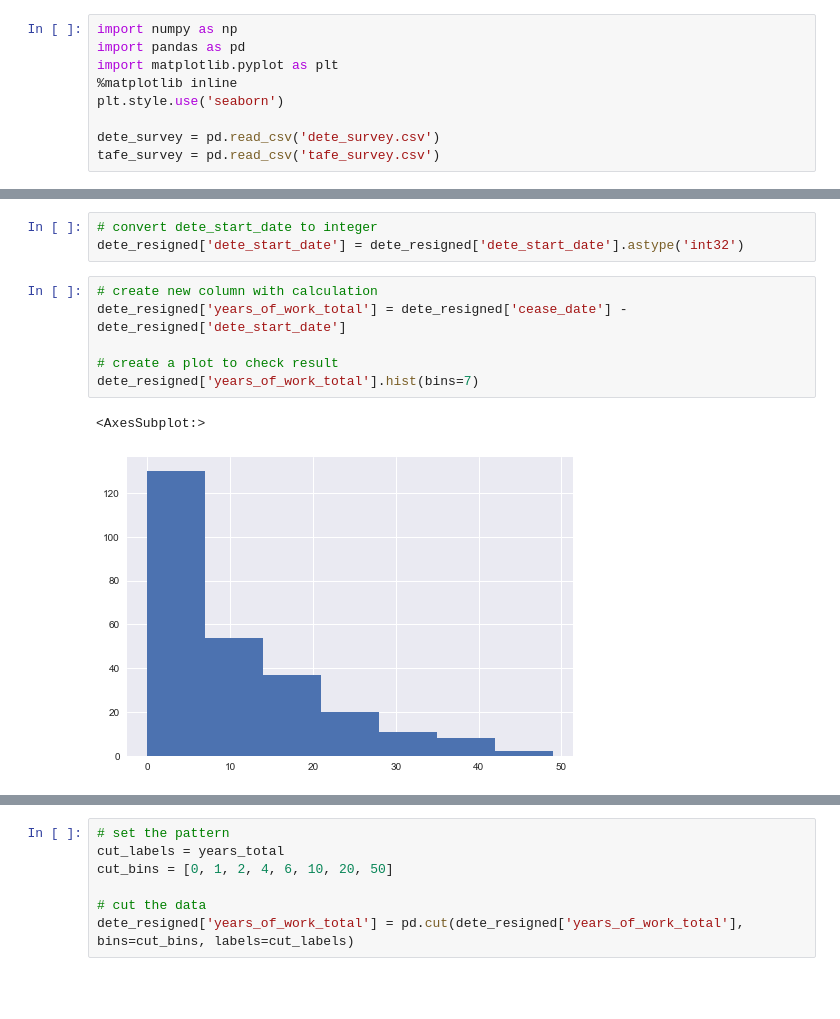
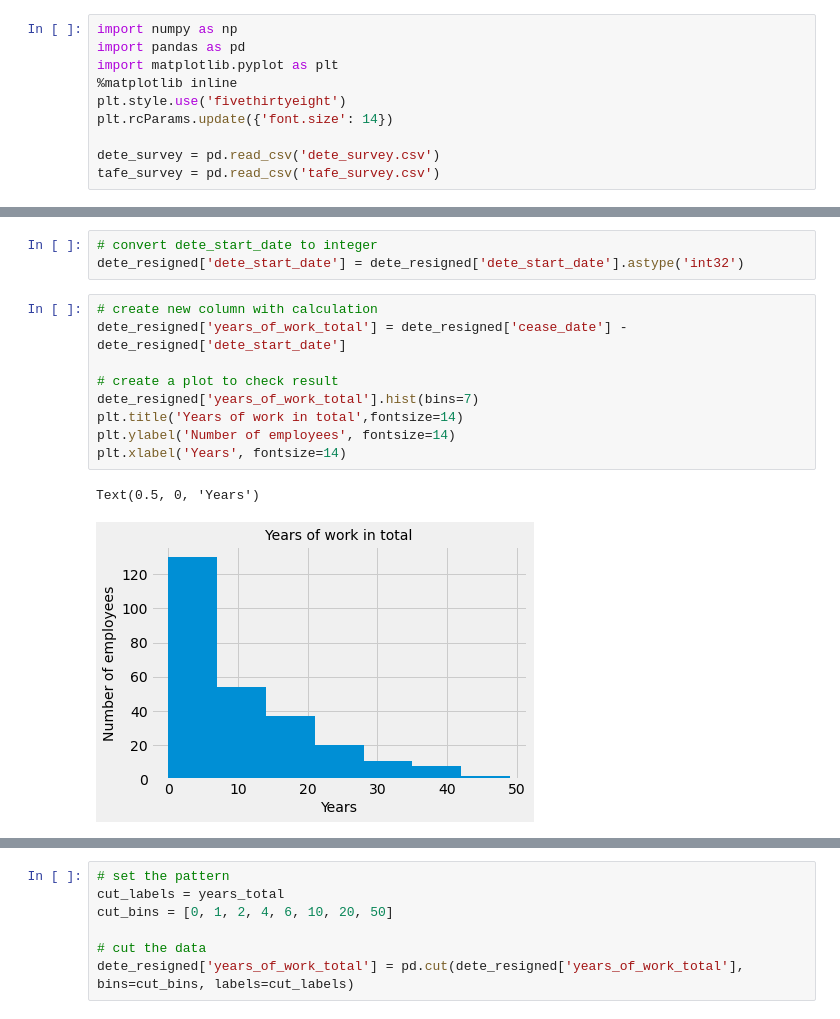
Before and after one commit to kafka-polka-dot/jupyter_projects, a Jupyter notebook: exit_surveys/surveys.ipynb, the cells around one changed output, grey strips where cells are left out. Cells and saved outputs as stored; diff of their text form; blank space fills up the shorter version.

```diff
--- a/exit_surveys/surveys.ipynb
+++ b/exit_surveys/surveys.ipynb
@@ -45,7 +45,8 @@ import numpy as np
 import pandas as pd
 import matplotlib.pyplot as plt
 %matplotlib inline
-plt.style.use('seaborn')
+plt.style.use('fivethirtyeight')
+plt.rcParams.update({'font.size': 14})
 
 dete_survey = pd.read_csv('dete_survey.csv')
 tafe_survey = pd.read_csv('tafe_survey.csv')
@@ -433,12 +434,15 @@ dete_resigned['dete_start_date'] = dete_resigned['dete_start_date'].astype('int3
 # %%
 # create new column with calculation
 dete_resigned['years_of_work_total'] = dete_resigned['cease_date'] - dete_resigned['dete_start_date']
 
 # create a plot to check result
 dete_resigned['years_of_work_total'].hist(bins=7)
+plt.title('Years of work in total',fontsize=14)
+plt.ylabel('Number of employees', fontsize=14)
+plt.xlabel('Years', fontsize=14)
 # %% [output]
-<AxesSubplot:>
+Text(0.5, 0, 'Years')
-[figure, old version]
+[figure, new version]
 # %%
 # create column with calculation
 dete_resigned['years_of_work_current'] = dete_resigned['cease_date'] - dete_resigned['role_start_date']
```
Also changed, not shown: parts of 8 cells of this notebook.
